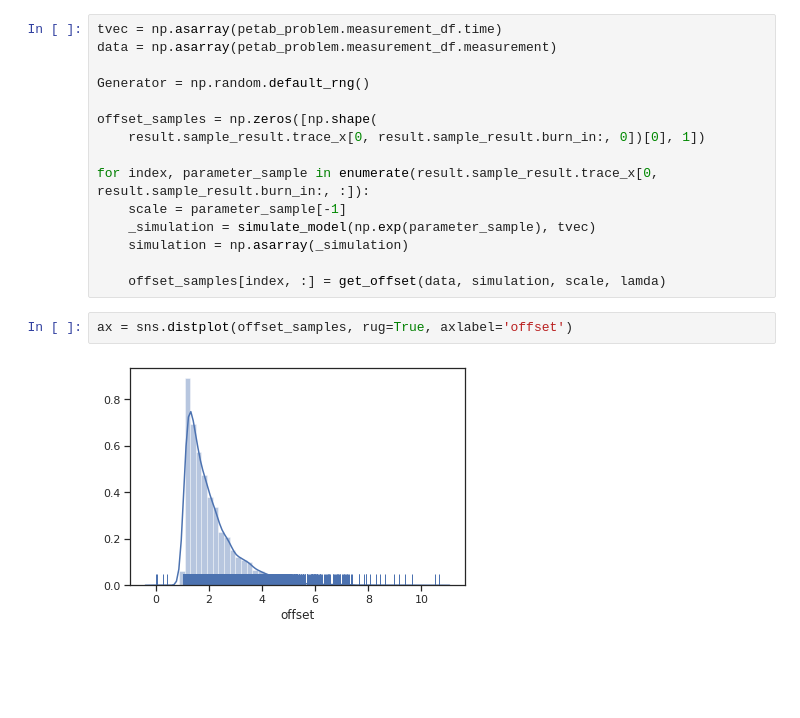
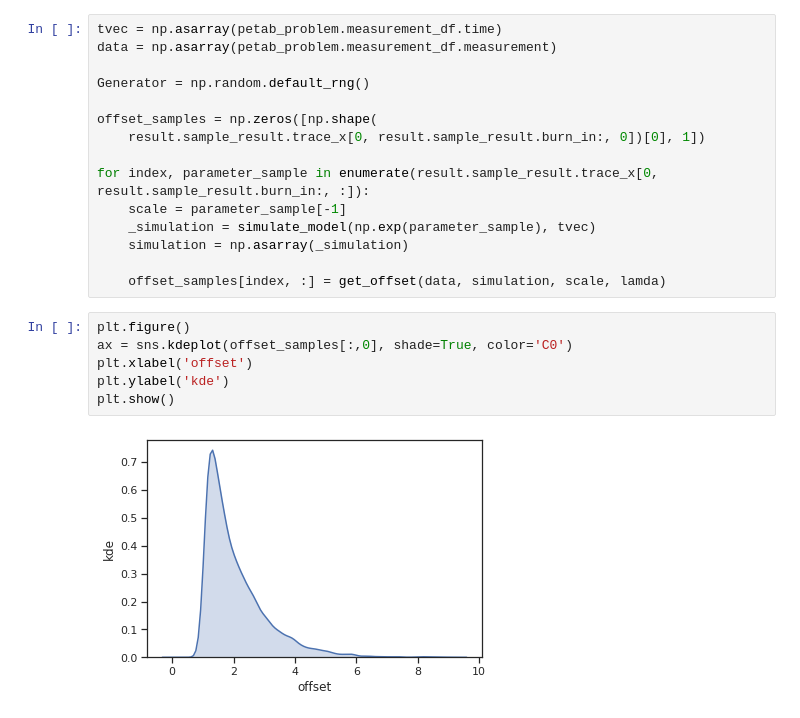
Before and after one commit to feddersmichael/Bachelor-Thesis-Marginal-Sampling, a Jupyter notebook: Sampling/Laplacian_noise/Conversion_Reaction_model/Laplacian_noise_Conversian_Reaction_Offset_Marginalised.ipynb, the cells around one changed output. Cells and saved outputs as stored; diff of their text form; blank space fills up the shorter version.

```diff
--- a/Sampling/Laplacian_noise/Conversion_Reaction_model/Laplacian_noise_Conversian_Reaction_Offset_Marginalised.ipynb
+++ b/Sampling/Laplacian_noise/Conversion_Reaction_model/Laplacian_noise_Conversian_Reaction_Offset_Marginalised.ipynb
@@ -253,7 +253,11 @@ for index, parameter_sample in enumerate(result.sample_result.trace_x[0, result.
     simulation = np.asarray(_simulation)
 
     offset_samples[index, :] = get_offset(data, simulation, scale, lamda)
-# %%
-ax = sns.distplot(offset_samples, rug=True, axlabel='offset')
-# %% [output]
-[figure, removed]
+# %%
+plt.figure()
+ax = sns.kdeplot(offset_samples[:,0], shade=True, color='C0')
+plt.xlabel('offset')
+plt.ylabel('kde')
+plt.show()
+# %% [output]
+[figure, added]
```
